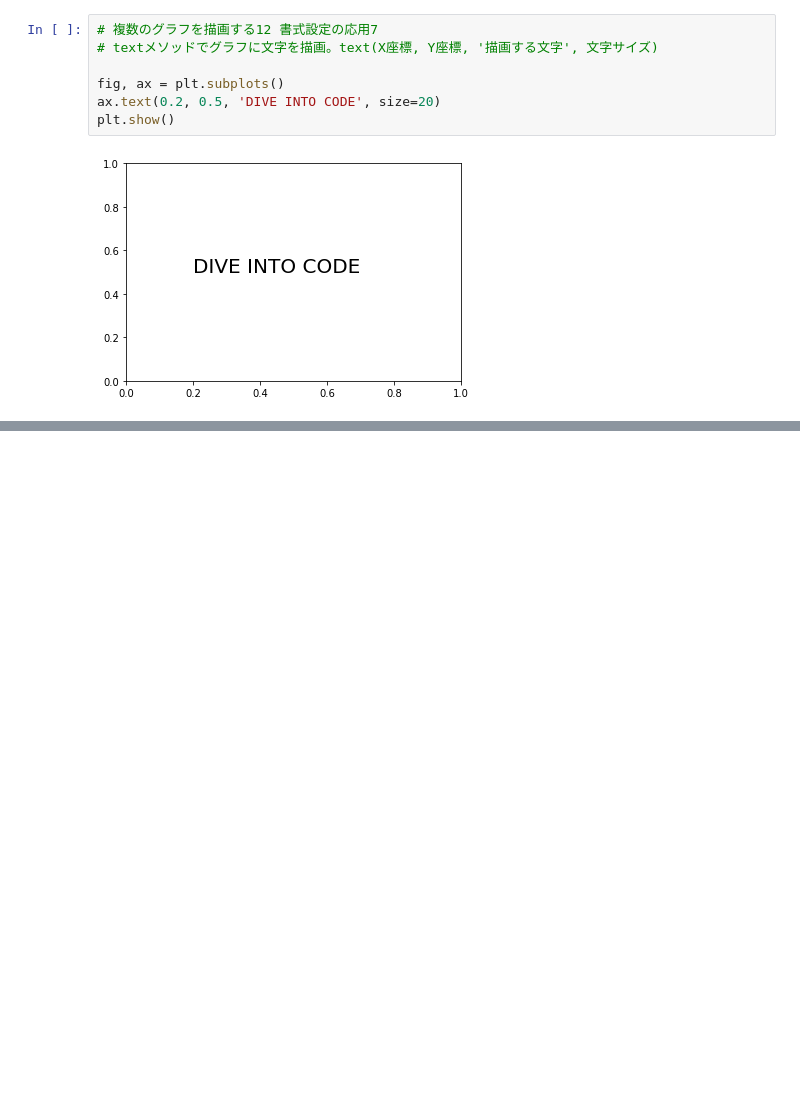
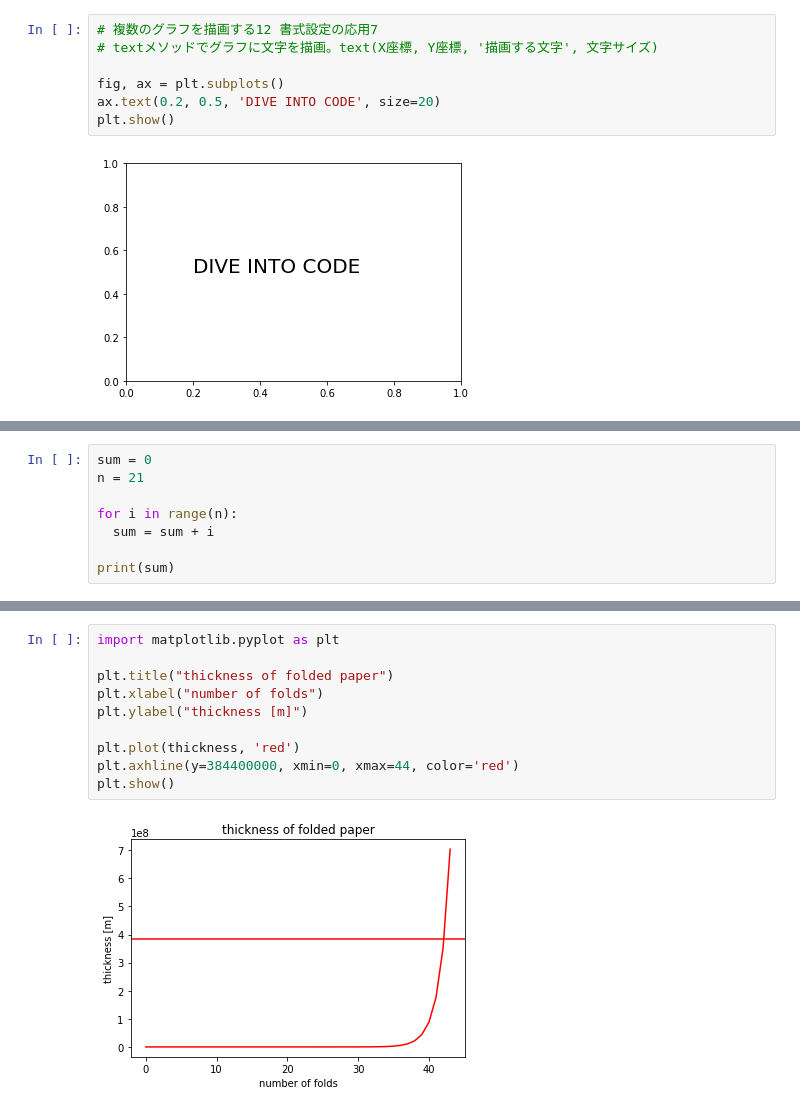
Before and after one commit to haruya0605037/sample2, a Jupyter notebook: python1w.ipynb, the cells around one changed output, grey strips where cells are left out. Saved outputs shown, nothing was run; the diff lists cells and outputs as text; blank space fills up the shorter version.

```diff
--- a/python1w.ipynb
+++ b/python1w.ipynb
@@ -1419,0 +1546,8 @@ plt.show()
+# %%
+sum = 0
+n = 21
+
+for i in range(n):
+  sum = sum + i
+
+print(sum)
@@ -1419,0 +1710,12 @@ plt.show()
+# %%
+import matplotlib.pyplot as plt
+
+plt.title("thickness of folded paper")
+plt.xlabel("number of folds")
+plt.ylabel("thickness [m]")
+
+plt.plot(thickness, 'red')
+plt.axhline(y=384400000, xmin=0, xmax=44, color='red')
+plt.show()
+# %% [output]
+[figure, added]
```
Also changed, not shown: parts of 18 cells of this notebook.
